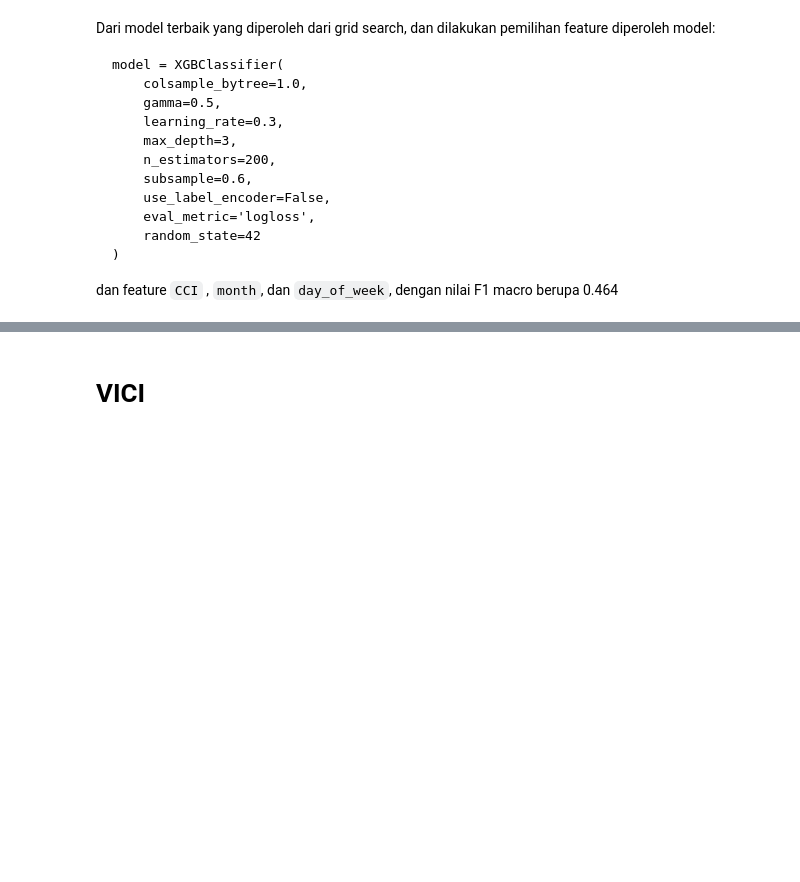
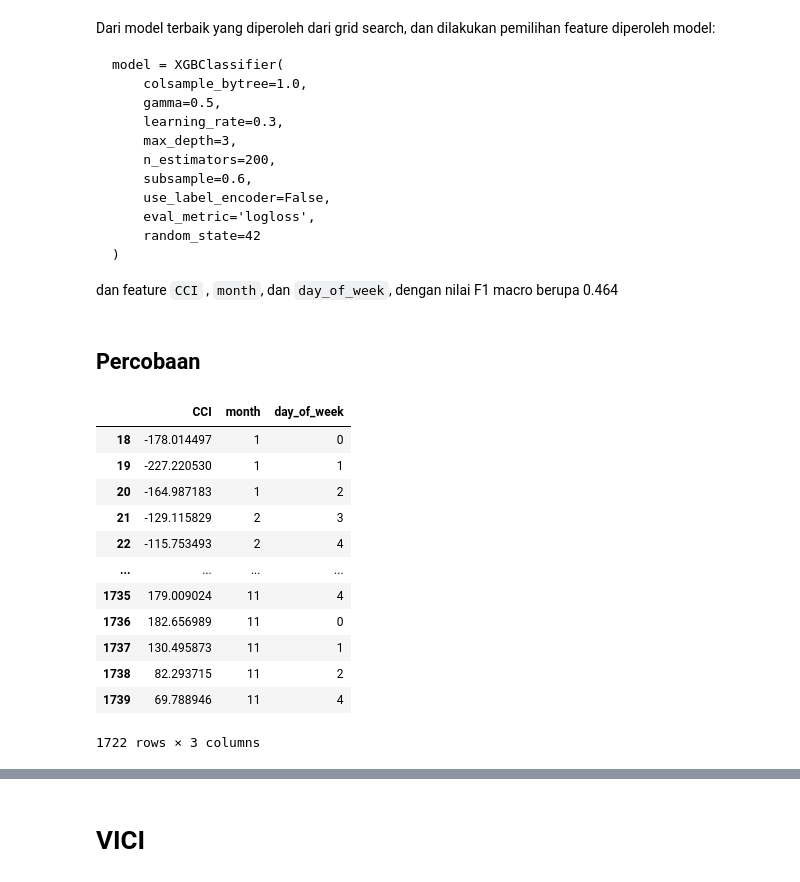
Before and after one commit to Hfdrsyd/Yahoo-Finance-Scraping_Script, a Jupyter notebook: 4_final_modelling.ipynb, the cells around one changed output, grey strips where cells are left out. Drawn from its saved outputs; the diff is of its cells as text; code cells hidden in the pictures; blank space fills up the shorter version.

````diff
--- a/4_final_modelling.ipynb
+++ b/4_final_modelling.ipynb
@@ -447,3 +447,22 @@ model = XGBClassifier(
 )
 ```
 dan feature `CCI` , `month`, dan `day_of_week`, dengan nilai F1 macro berupa 0.464
+# %% [markdown]
+## Percobaan
+# %%
+X_percobaan = X_train[['CCI','month','day_of_week']]
+X_percobaan
+# %% [output]
+|  | CCI | month | day_of_week |
+| 18 | -178.014497 | 1 | 0 |
+| 19 | -227.220530 | 1 | 1 |
+| 20 | -164.987183 | 1 | 2 |
+| 21 | -129.115829 | 2 | 3 |
+| 22 | -115.753493 | 2 | 4 |
+| ... | ... | ... | ... |
+| 1735 | 179.009024 | 11 | 4 |
+| 1736 | 182.656989 | 11 | 0 |
+| 1737 | 130.495873 | 11 | 1 |
+| 1738 | 82.293715 | 11 | 2 |
+| 1739 | 69.788946 | 11 | 4 |
+1722 rows × 3 columns
````
Also changed, not shown: parts of 5 cells of this notebook, 11 other files.
